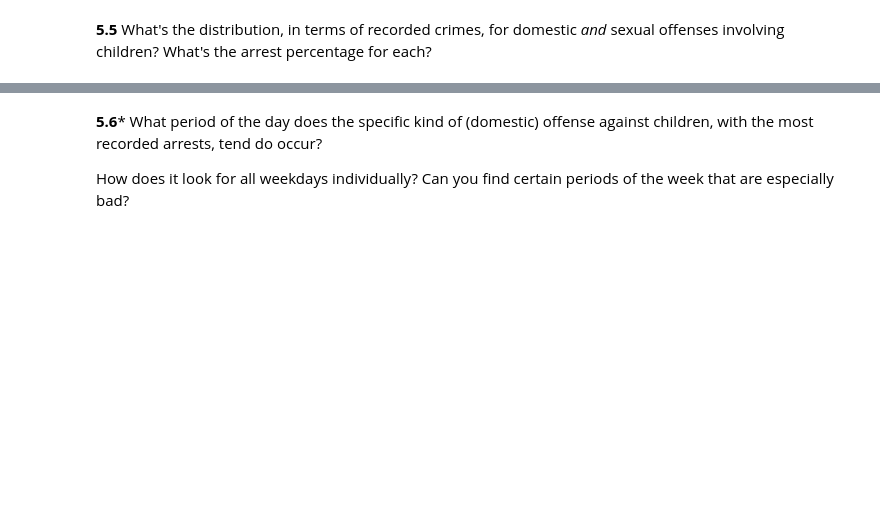
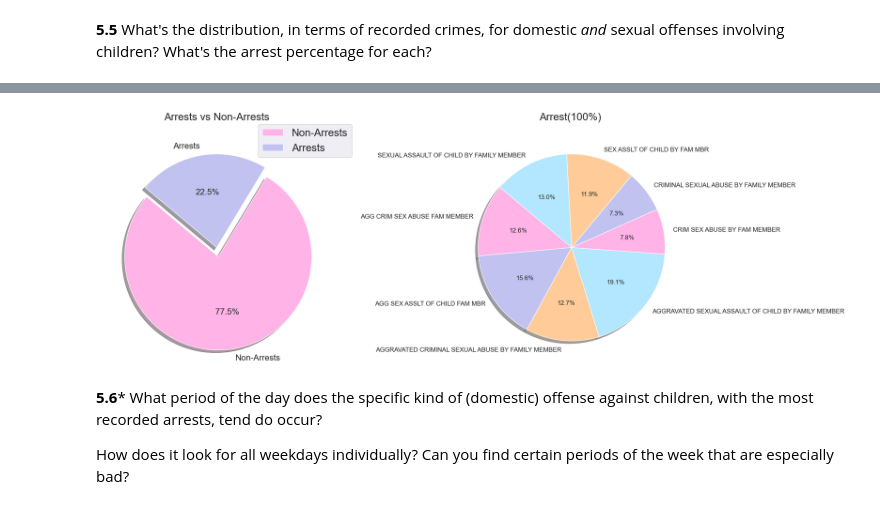
Before and after one commit to d0ndada/Chicago_Crime_Data_Analysis, a Jupyter notebook: chicago.ipynb, the cells around one changed output, grey strips where cells are left out. Cells and saved outputs as stored; diff of their text form; code cells hidden in the pictures; blank space fills up the shorter version.

```diff
--- a/chicago.ipynb
+++ b/chicago.ipynb
@@ -553,0 +530,11 @@ Name: count, dtype: int64>
+# %%
+
+
+summary_df = pd.DataFrame({
+    'Total_Crimes': total_crimes_child_08_12,
+    'Non_Arrests':arrest_false_serie,
+    'Arrests':child_arrests_crime_08_12_serie,
+    'Arrest Percentage %': arrest_percentage,
+    "All_attacks(100%)": true_arrest_percentage
+}).reset_index()
+summary_df
@@ -554,3 +551,46 @@ Name: count, dtype: int64>
+# %%
+
+
+
+
+colors = ['#ffb3e6', '#c2c2f0','#ffcc99', '#b3e6ff']
+explode = (0.1, 0)
+font_size = 16
+title_font_size = 20
+fig, ax = plt.subplots(1, 2, figsize=(20, 10))
+
+ax[0].pie([summary_df['Non_Arrests'].sum(), summary_df['Arrests'].sum()],
+          explode=explode,
+          labels=['Non-Arrests', 'Arrests'],
+          autopct='%1.1f%%',
+          startangle=140,
+          shadow=True,
+          colors=colors,
+        textprops={'fontsize': font_size})
+
+ax[0].set_title('Arrests vs Non-Arrests', pad=20,fontsize=title_font_size)
+arrests_labels = summary_df['Description'].tolist()
+arrests_sizes = summary_df['Arrest Percentage %'].tolist()
+
+ax[1].pie(arrests_sizes,
+          labels=arrests_labels,
+          autopct='%1.1f%%',
+          startangle=140,
+          shadow=True,
+          colors=colors,
+          textprops={'fontsize': 12})
+
+ax[1].set_title('Arrest(100%) ', pad=20, fontsize=title_font_size)
+
+ax[0].legend(loc="upper right", bbox_to_anchor=(1.1, 1.05), fontsize=title_font_size)
+# ax[1].legend(loc="upper ", bbox_to_anchor=(1.1, 1.05), fontsize=title_font_size)
+
+
+plt.tight_layout()
+
+plt.show()
+# %% [output]
+[figure, added]
 # %% [markdown]
 **5.6*** What period of the day does the specific kind of (domestic) offense against children, with the most recorded arrests, tend do occur?
 
```
Also changed, not shown: parts of 41 cells of this notebook.
